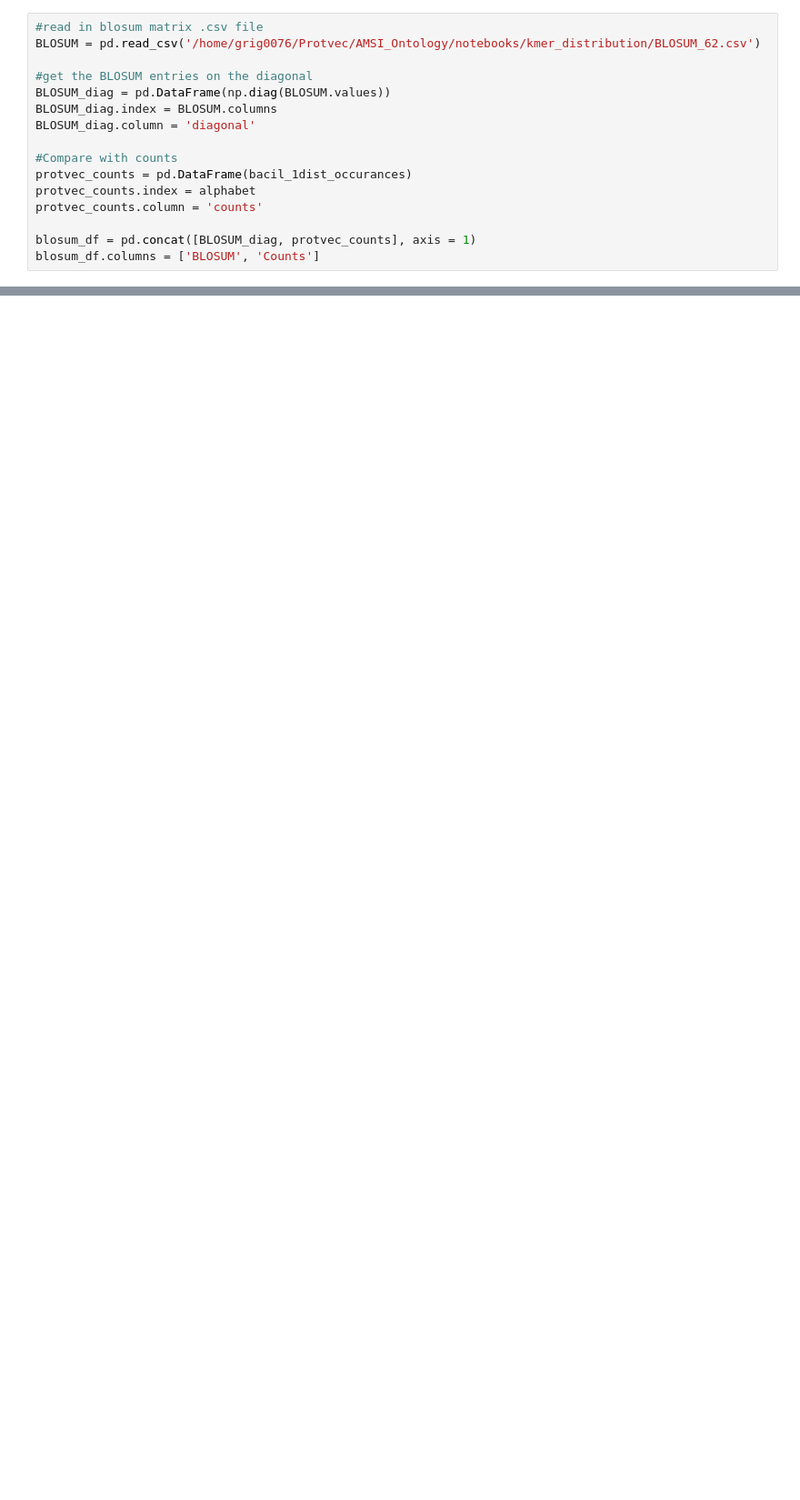
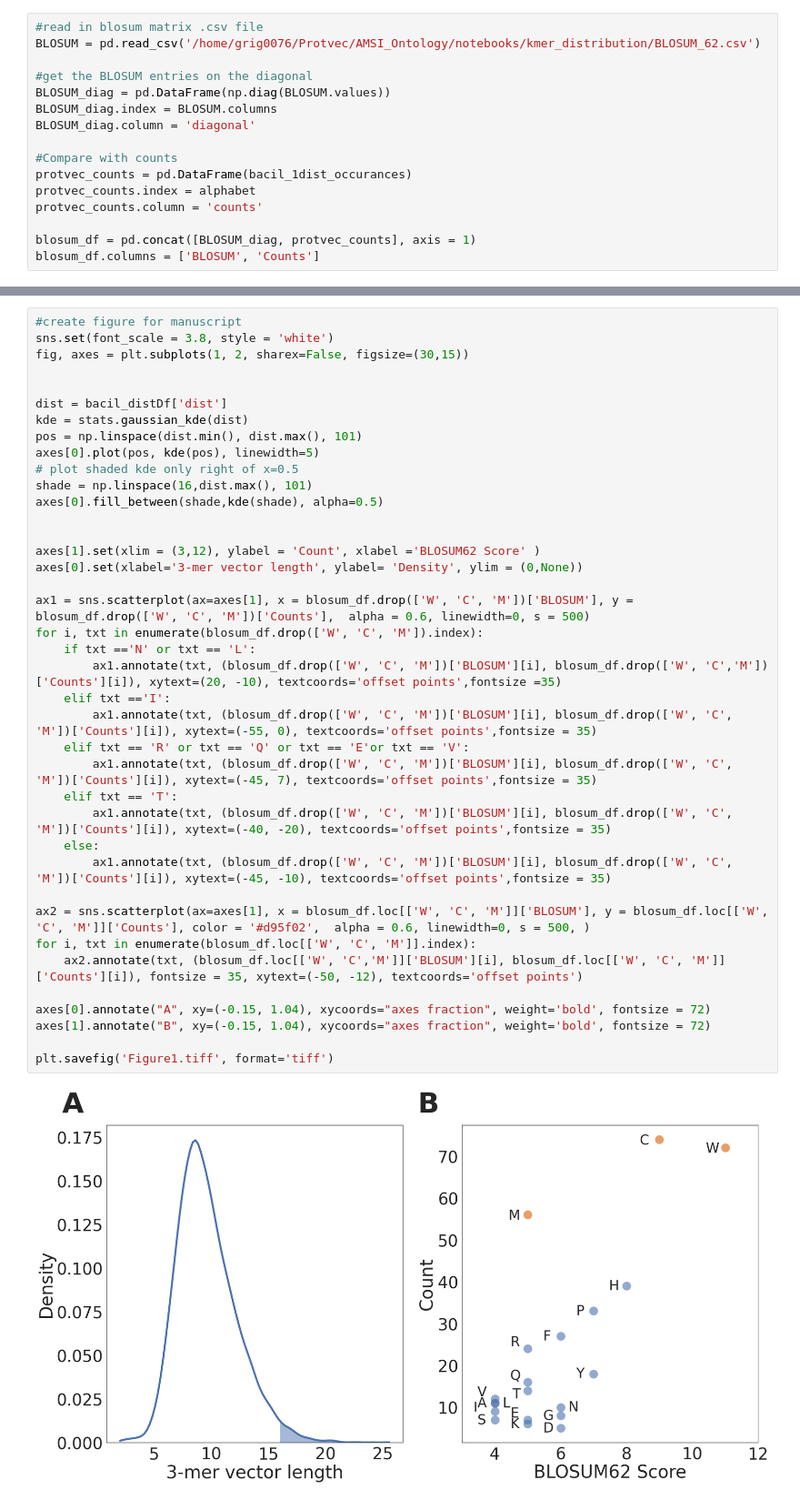
Before and after one commit to susiegriggo/ProtvecBacterialProteins, a Jupyter notebook: notebooks/BLOSUM_comparison.ipynb, the cells around one changed output, grey strips where cells are left out. Shown: that part at 91% size. Drawn from its saved outputs; the diff is of its cells as text; blank space fills up the shorter version.

```diff
--- a/notebooks/BLOSUM_comparison.ipynb
+++ b/notebooks/BLOSUM_comparison.ipynb
@@ -154,0 +130,41 @@ plt.savefig('top100.tiff', format='tiff')
+# %%
+#create figure for manuscript
+sns.set(font_scale = 3.8, style = 'white')
+fig, axes = plt.subplots(1, 2, sharex=False, figsize=(30,15))
+
+
+dist = bacil_distDf['dist']
+kde = stats.gaussian_kde(dist)
+pos = np.linspace(dist.min(), dist.max(), 101)
+axes[0].plot(pos, kde(pos), linewidth=5)
+# plot shaded kde only right of x=0.5
+shade = np.linspace(16,dist.max(), 101)
+axes[0].fill_between(shade,kde(shade), alpha=0.5)
+
+
+axes[1].set(xlim = (3,12), ylabel = 'Count', xlabel ='BLOSUM62 Score' )
+axes[0].set(xlabel='3-mer vector length', ylabel= 'Density', ylim = (0,None))
+
+ax1 = sns.scatterplot(ax=axes[1], x = blosum_df.drop(['W', 'C', 'M'])['BLOSUM'], y = blosum_df.drop(['W', 'C', 'M'])['Counts'],  alpha = 0.6, linewidth=0, s = 500)
+for i, txt in enumerate(blosum_df.drop(['W', 'C', 'M']).index):
+    if txt =='N' or txt == 'L':
+        ax1.annotate(txt, (blosum_df.drop(['W', 'C', 'M'])['BLOSUM'][i], blosum_df.drop(['W', 'C','M'])['Counts'][i]), xytext=(20, -10), textcoords='offset points',fontsize =35)
+    elif txt =='I':
+        ax1.annotate(txt, (blosum_df.drop(['W', 'C', 'M'])['BLOSUM'][i], blosum_df.drop(['W', 'C', 'M'])['Counts'][i]), xytext=(-55, 0), textcoords='offset points',fontsize = 35)
+    elif txt == 'R' or txt == 'Q' or txt == 'E'or txt == 'V':
+        ax1.annotate(txt, (blosum_df.drop(['W', 'C', 'M'])['BLOSUM'][i], blosum_df.drop(['W', 'C', 'M'])['Counts'][i]), xytext=(-45, 7), textcoords='offset points',fontsize = 35)
+    elif txt == 'T':
+        ax1.annotate(txt, (blosum_df.drop(['W', 'C', 'M'])['BLOSUM'][i], blosum_df.drop(['W', 'C', 'M'])['Counts'][i]), xytext=(-40, -20), textcoords='offset points',fontsize = 35)
+    else:
+        ax1.annotate(txt, (blosum_df.drop(['W', 'C', 'M'])['BLOSUM'][i], blosum_df.drop(['W', 'C', 'M'])['Counts'][i]), xytext=(-45, -10), textcoords='offset points',fontsize = 35)
+
+ax2 = sns.scatterplot(ax=axes[1], x = blosum_df.loc[['W', 'C', 'M']]['BLOSUM'], y = blosum_df.loc[['W', 'C', 'M']]['Counts'], color = '#d95f02',  alpha = 0.6, linewidth=0, s = 500, )
+for i, txt in enumerate(blosum_df.loc[['W', 'C', 'M']].index):
+    ax2.annotate(txt, (blosum_df.loc[['W', 'C','M']]['BLOSUM'][i], blosum_df.loc[['W', 'C', 'M']]['Counts'][i]), fontsize = 35, xytext=(-50, -12), textcoords='offset points')
+
+axes[0].annotate("A", xy=(-0.15, 1.04), xycoords="axes fraction", weight='bold', fontsize = 72)
+axes[1].annotate("B", xy=(-0.15, 1.04), xycoords="axes fraction", weight='bold', fontsize = 72)
+
+plt.savefig('Figure1.tiff', format='tiff')
+# %% [output]
+[figure, added]
```
Also changed, not shown: parts of 9 cells of this notebook, 9 other files.
